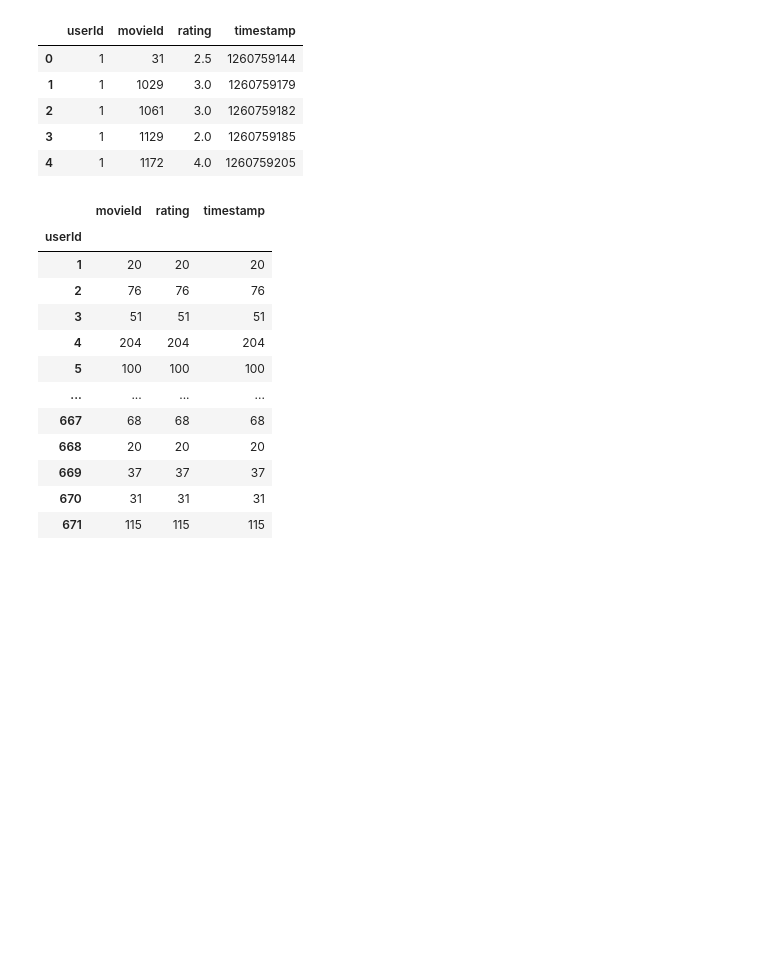
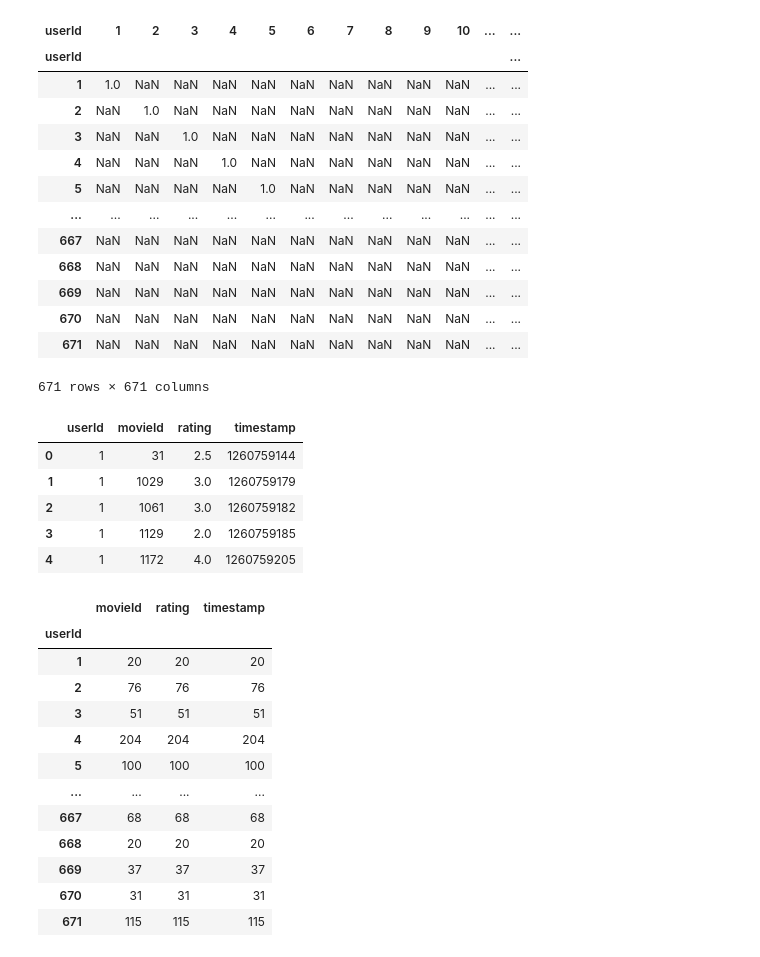
Before and after one commit to castares/movie-recommender, a Jupyter notebook: tests_dataset_analysis.ipynb, the cells around one changed output. Saved outputs shown, nothing was run; the diff lists cells and outputs as text; code cells hidden in the pictures; blank space fills up the shorter version.

```diff
--- a/tests_dataset_analysis.ipynb
+++ b/tests_dataset_analysis.ipynb
@@ -22,3 +58,23 @@ ratings = pd.read_csv('./input/ratings_small.csv')
+# %%
+distances = pd.DataFrame(1/(1 + squareform(pdist(ratings_matrix.T, 'euclidean'))),
+index=ratings_matrix.columns, columns=ratings_matrix.columns)
+# %%
+distances
+# %% [output]
+| userId | 1 | 2 | 3 | 4 | 5 | 6 | 7 | 8 | 9 | 10 | ... | ... |
+| userId |  |  |  |  |  |  |  |  |  |  |  | ... |
+| 1 | 1.0 | NaN | NaN | NaN | NaN | NaN | NaN | NaN | NaN | NaN | ... | ... |
+| 2 | NaN | 1.0 | NaN | NaN | NaN | NaN | NaN | NaN | NaN | NaN | ... | ... |
+| 3 | NaN | NaN | 1.0 | NaN | NaN | NaN | NaN | NaN | NaN | NaN | ... | ... |
+| 4 | NaN | NaN | NaN | 1.0 | NaN | NaN | NaN | NaN | NaN | NaN | ... | ... |
+| 5 | NaN | NaN | NaN | NaN | 1.0 | NaN | NaN | NaN | NaN | NaN | ... | ... |
+| ... | ... | ... | ... | ... | ... | ... | ... | ... | ... | ... | ... | ... |
+| 667 | NaN | NaN | NaN | NaN | NaN | NaN | NaN | NaN | NaN | NaN | ... | ... |
+| 668 | NaN | NaN | NaN | NaN | NaN | NaN | NaN | NaN | NaN | NaN | ... | ... |
+| 669 | NaN | NaN | NaN | NaN | NaN | NaN | NaN | NaN | NaN | NaN | ... | ... |
+| 670 | NaN | NaN | NaN | NaN | NaN | NaN | NaN | NaN | NaN | NaN | ... | ... |
+| 671 | NaN | NaN | NaN | NaN | NaN | NaN | NaN | NaN | NaN | NaN | ... | ... |
+671 rows × 671 columns
 # %%
 #Loading the movies_metadata and convert "id" column to "int32".
 metadata = pd.read_csv('./input/movies_metadata.csv', low_memory=False, dtype={'id':'str'})
```
Also changed, not shown: parts of 8 cells of this notebook, 2 other files.
